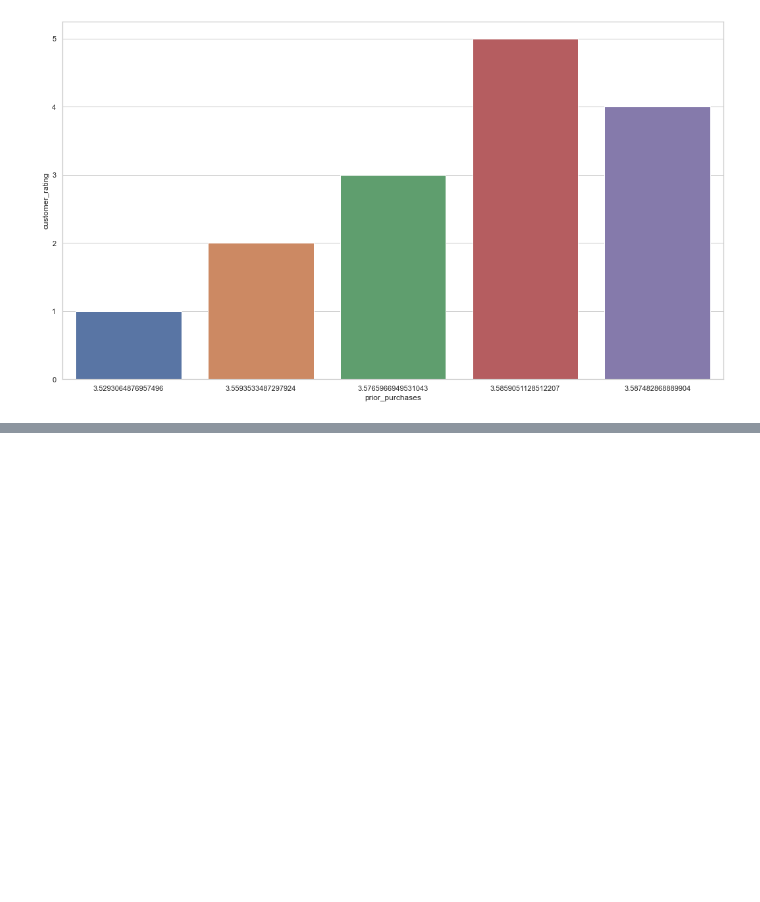
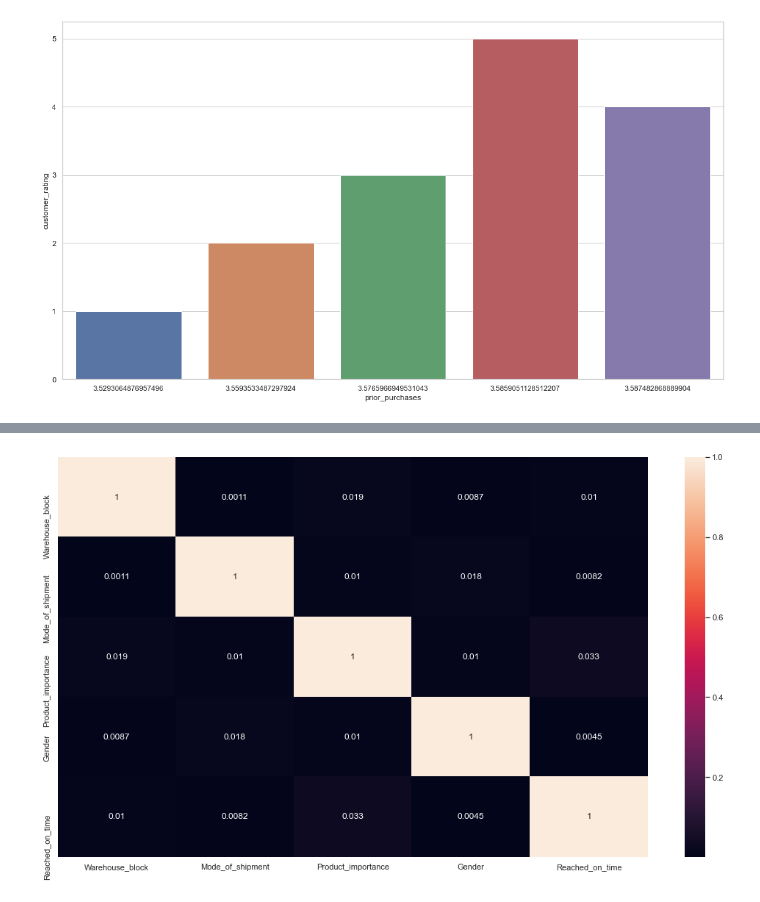
Before and after one commit to laertevasques/top1-Ecommerce-Insights-Project, a Jupyter notebook: Notebook/Top1_Insight_Projects_01.ipynb, the cells around one changed output, grey strips where cells are left out. Cells and saved outputs as stored; diff of their text form; code cells hidden in the pictures; blank space fills up the shorter version.

```diff
--- a/Notebook/Top1_Insight_Projects_01.ipynb
+++ b/Notebook/Top1_Insight_Projects_01.ipynb
@@ -481,0 +513,38 @@ sns.barplot(x = 'prior_purchases', y = 'customer_rating', data = h)
+# %%
+a1 = cramer_v(df3['warehouse_block'], df3['warehouse_block'])
+a2 = cramer_v(df3['warehouse_block'], df3['mode_of_shipment'])
+a3 = cramer_v(df3['warehouse_block'], df3['product_importance'])
+a4 = cramer_v(df3['warehouse_block'], df3['gender'])
+a5 = cramer_v(df3['warehouse_block'], df3['reached.on.time_y.n'])
+
+a6 = cramer_v(df3['mode_of_shipment'], df3['warehouse_block'])
+a7 = cramer_v(df3['mode_of_shipment'], df3['mode_of_shipment'])
+a8 = cramer_v(df3['mode_of_shipment'], df3['product_importance'])
+a9 = cramer_v(df3['mode_of_shipment'], df3['gender'])
+a10 = cramer_v(df3['mode_of_shipment'], df3['reached.on.time_y.n'])
+
+a11 = cramer_v(df3['product_importance'], df3['warehouse_block'])
+a12 = cramer_v(df3['product_importance'], df3['mode_of_shipment'])
+a13 = cramer_v(df3['product_importance'], df3['product_importance'])
+a14 = cramer_v(df3['product_importance'], df3['gender'])
+a15 = cramer_v(df3['product_importance'], df3['reached.on.time_y.n'])
+
+a16 = cramer_v(df3['gender'], df3['warehouse_block'])
+a17 = cramer_v(df3['gender'], df3['mode_of_shipment'])
+a18 = cramer_v(df3['gender'], df3['product_importance'])
+a19 = cramer_v(df3['gender'], df3['gender'])
+a20 = cramer_v(df3['gender'], df3['reached.on.time_y.n'])
+
+a21 = cramer_v(df3['reached.on.time_y.n'], df3['warehouse_block'])
+a22 = cramer_v(df3['reached.on.time_y.n'], df3['mode_of_shipment'])
+a23 = cramer_v(df3['reached.on.time_y.n'], df3['product_importance'])
+a24 = cramer_v(df3['reached.on.time_y.n'], df3['gender'])
+a25 = cramer_v(df3['reached.on.time_y.n'], df3['reached.on.time_y.n'])
+# %%
+cv = pd.DataFrame({'Warehouse_block' : [a1, a2, a3, a4, a5], 'Mode_of_shipment' : [a6, a7, a8, a9, a10],
+              'Product_importance': [a11, a12, a13, a14, a15], 'Gender' : [a16, a17, a18, a19, a20],
+              'Reached_on_time' : [a21, a22, a23, a24, a25]})
+
+cv.set_index(cv.columns, inplace = True)
+
+cv
@@ -481,0 +558,5 @@ sns.barplot(x = 'prior_purchases', y = 'customer_rating', data = h)
+# %%
+plt.figure(figsize = (18,10))
+sns.heatmap(cv, annot = True);
+# %% [output]
+[figure, added]
```
Also changed, not shown: parts of 9 cells of this notebook.
